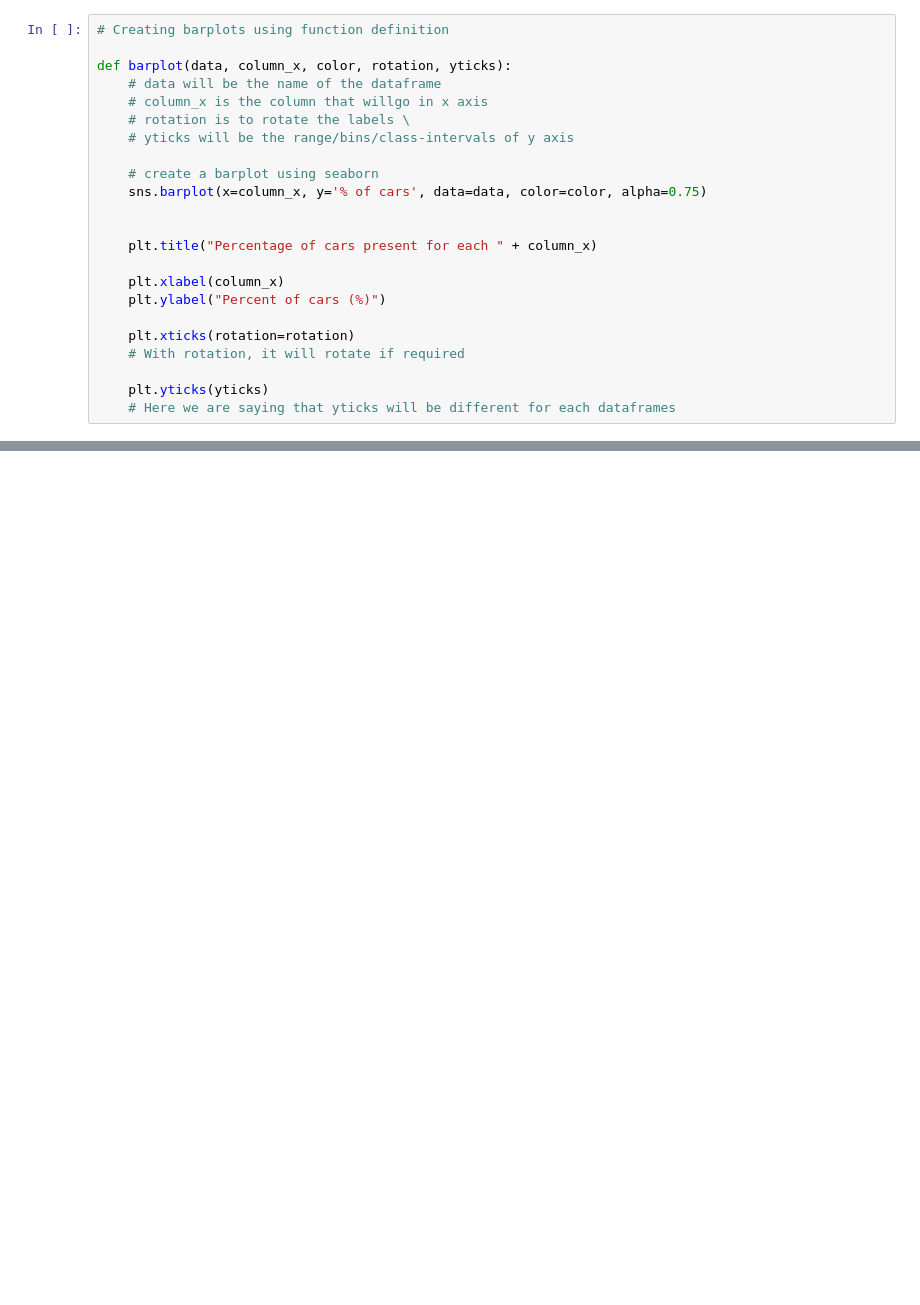
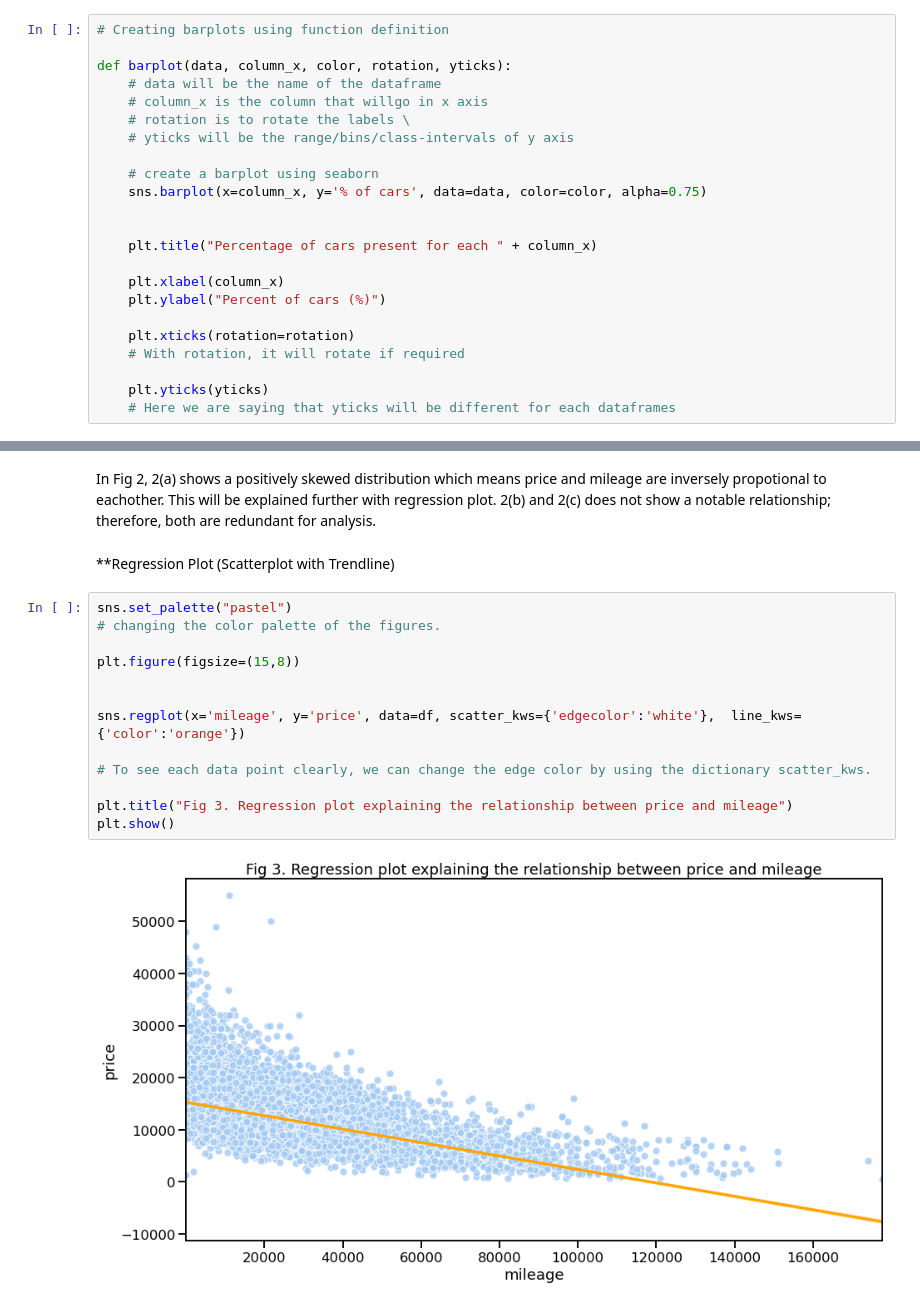
Before and after one commit to nuzhat-masud/ford_used_cars_analysis, a Jupyter notebook: ford_used_cars_EDA.ipynb, the cells around one changed output, grey strips where cells are left out. Saved outputs shown, nothing was run; the diff lists cells and outputs as text; blank space fills up the shorter version.

```diff
--- a/ford_used_cars_EDA.ipynb
+++ b/ford_used_cars_EDA.ipynb
@@ -123,0 +159,20 @@ Fourth graph shows the percentage of used Ford cars with fuel types distributed
+# %% [markdown]
+In Fig 2, 2(a) shows a positively skewed distribution which means price and mileage are inversely propotional to eachother. This will be explained further with regression plot.
+2(b) and 2(c) does not show a notable relationship; therefore, both are redundant for analysis.
+# %% [markdown]
+**Regression Plot (Scatterplot with Trendline)
+# %%
+sns.set_palette("pastel")
+# changing the color palette of the figures.
+
+plt.figure(figsize=(15,8))
+
+
+sns.regplot(x='mileage', y='price', data=df, scatter_kws={'edgecolor':'white'},  line_kws={'color':'orange'})
+
+# To see each data point clearly, we can change the edge color by using the dictionary scatter_kws.
+
+plt.title("Fig 3. Regression plot explaining the relationship between price and mileage")
+plt.show()
+# %% [output]
+[figure, added]
```
Also changed, not shown: parts of 19 cells of this notebook.
